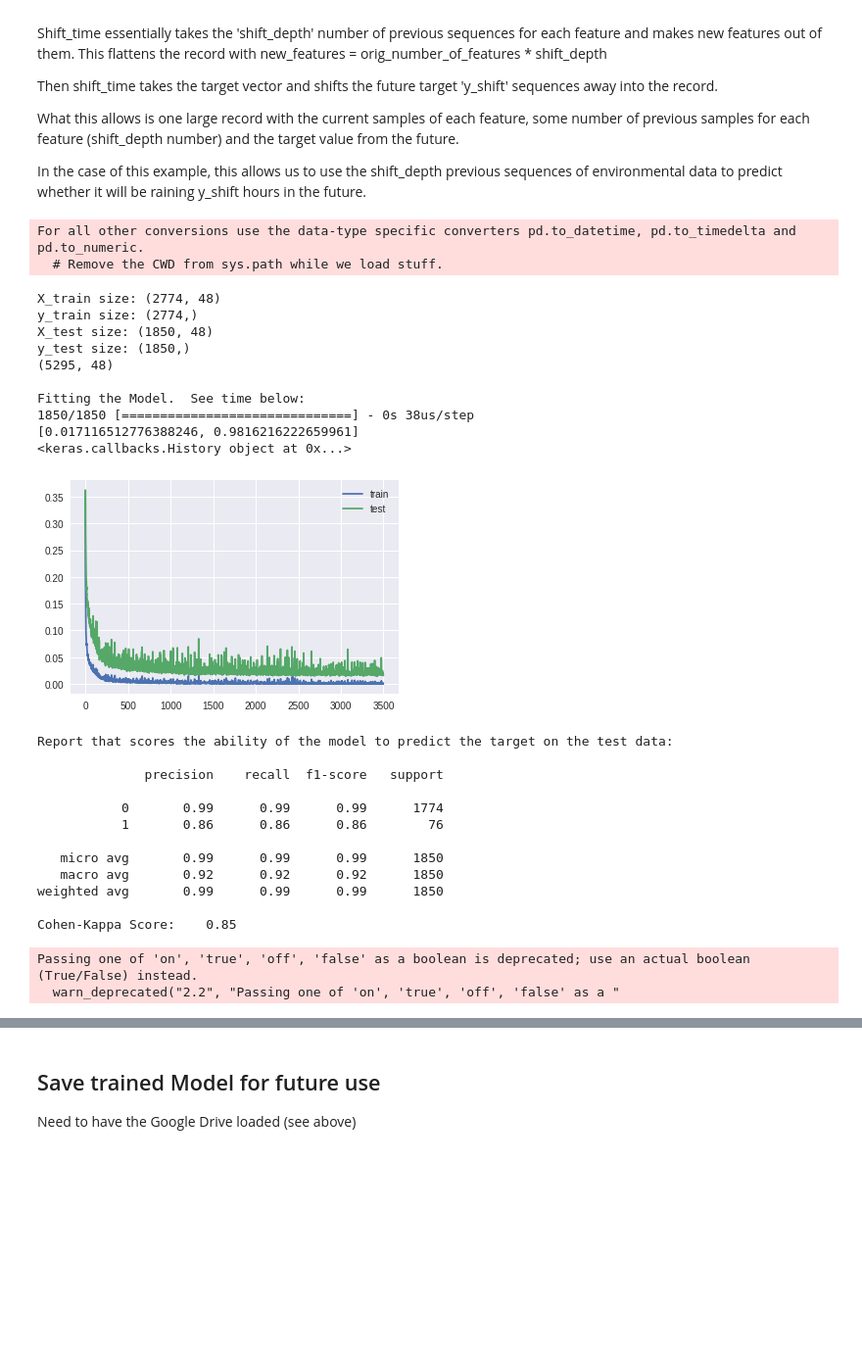
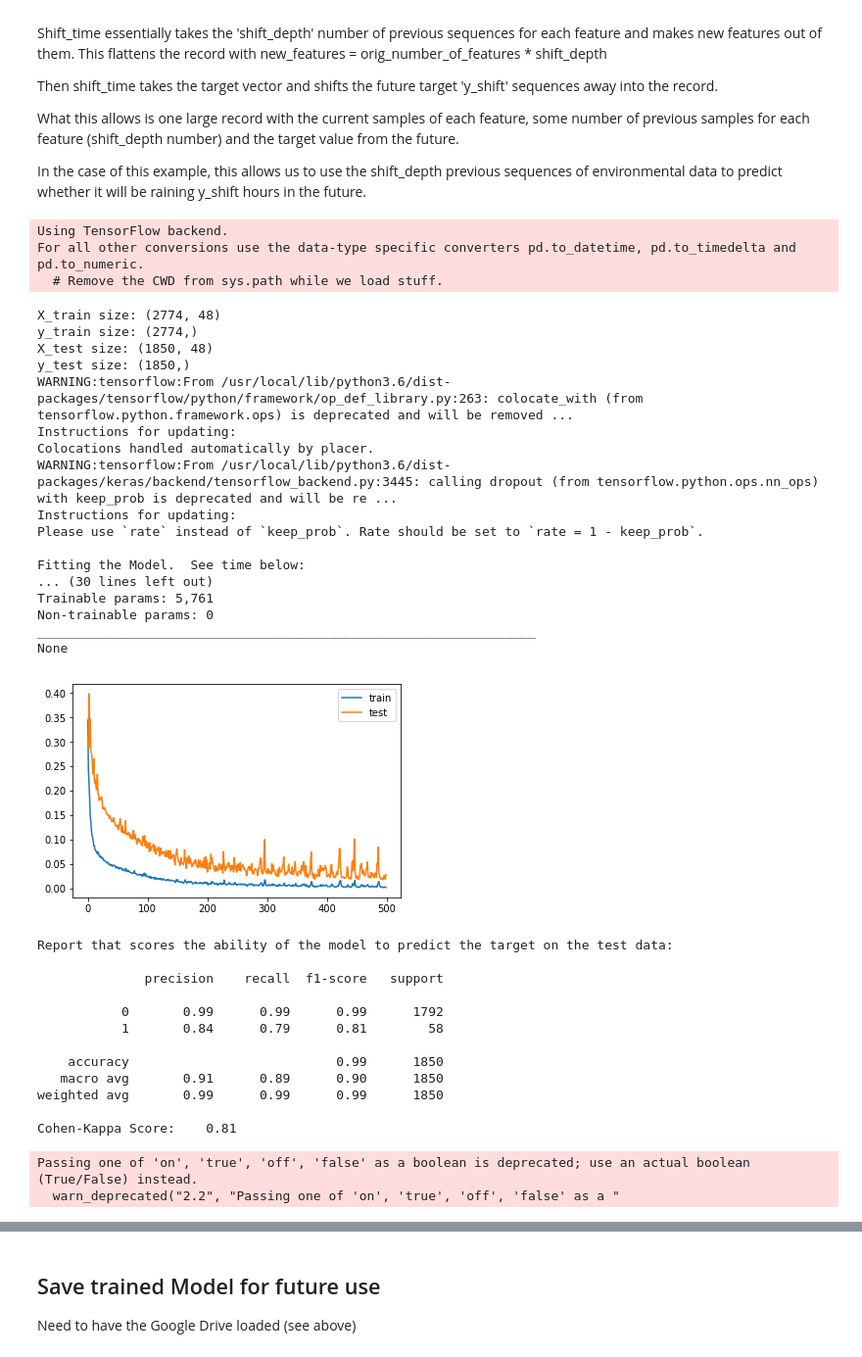
Before and after one commit to todnewman/coe_training, a Jupyter notebook: Basic_Temporal_Supervised_Machine_Learning_MLP.ipynb, the cells around one changed output, grey strips where cells are left out. Shown: that part at 98% size. Drawn from its saved outputs; the diff is of its cells as text; code cells hidden in the pictures; blank space fills up the shorter version.

```diff
--- a/Basic_Temporal_Supervised_Machine_Learning_MLP.ipynb
+++ b/Basic_Temporal_Supervised_Machine_Learning_MLP.ipynb
@@ -128,8 +134,0 @@ drwxr-xr-x 1 root root     4096 Feb 26 17:33 sample_data
-# %%
-target = 'Rain'
-#df = pd.read_csv('/content/drive/My Drive/data/lightning_sensor_data.csv')
-df = pd.read_csv('/content/lightning_sensor_data.csv', error_bad_lines=False)
-keys = df.keys()
-print (keys)
-print (df.info())
-rain = df['Rain']==1
@@ -280,15 +261,17 @@ from keras import optimizers
 from numpy import concatenate
 from math import sqrt
 from keras.callbacks import TensorBoard
+import pytools
 
 target = 'Rain'
-num_epochs = 3500
+num_epochs = 500
 batch_size = 64
-shift_depth = 8
+shift_depth = 8 # The number of previous observations to use as features
 learning_rate = .001
-y_shift = -12
+y_shift = -12  # Shift the target so we're predicting events in the future.  In this case, 12 hours.
 
 weights_file = 'rain_model_mlp'
+reuse_trained_model = False
 
 df = pd.read_csv('/content/lightning_sensor_data.csv', error_bad_lines=False)
 
@@ -354,6 +337,8 @@ values = dataset.values
 reframed = shift_time(values, y, shift_depth, y_shift)
 reframed['Rain'] = y
 
+reframed.to_csv("/content/reframed.csv")
+
 # split into train and test sets
 
 train_X, test_X, train_y, test_y = split_data(reframed, 0.40, False, target) # Predict_flag = False
@@ -361,6 +346,8 @@ train_X, test_X, train_y, test_y = split_data(reframed, 0.40, False, target) # P
 # design network
 
 model = nn_mlp(train_X.shape, learning_rate)
+if reuse_trained_model:
+    model.load_weights(weights_file)
 # fit network
 print()
 print("Fitting the Model.  See time below:")
@@ -379,7 +366,7 @@ if tensorboard:
     history = model.fit(train_X, train_y,
                               batch_size=batch_size,
                               epochs=num_epochs,
-                              verbose=False,
+                              verbose=1,
                               validation_data=(test_X, test_y),
                               callbacks=[tbCallBack],
                               shuffle = False)
@@ -395,6 +382,7 @@ else:
 score = model.evaluate(test_X, test_y, batch_size=batch_size)
 print(score)
 print(history)
+print(model.summary())
 
 model.save_weights(weights_file, overwrite=True)
 
@@ -409,49 +397,57 @@ df_out = pd.DataFrame()
 # make a prediction
 yhat = model.predict(test_X)
 df_out['yhat'] = pd.Series(yhat.flatten())
 df_out['y'] = test_y
 
 print("Report that scores the ability of the model to predict the target on the test data:\n")
 
 yhat_int = df_out['yhat'].astype(int)
 print(metrics.classification_report(test_y, yhat_int))
 
 # The Kappa statistic (or value) is a metric that compares an Observed Accuracy with an
 # Expected Accuracy (random chance).  The kappa statistic can range between -1 and 1.
 # The maximum value means complete agreement; zero or lower means chance agreement.
 
 ck_score = cohen_kappa_score(test_y, yhat_int)
 print("Cohen-Kappa Score: %7.2f" % ck_score)
 
 # Confusion Matrix
 
 class_names = [ 'Not Rain', 'Rain']
 pytools.call_confusion_matrix(test_y,yhat_int, class_names, 'rain_confusion_matrix.png', 5)
 # %% [output]
+Using TensorFlow backend.
 For all other conversions use the data-type specific converters pd.to_datetime, pd.to_timedelta and pd.to_numeric.
   # Remove the CWD from sys.path while we load stuff.
 X_train size: (2774, 48)
 y_train size: (2774,)
 X_test size: (1850, 48)
 y_test size: (1850,)
-(5295, 48)
+WARNING:tensorflow:From /usr/local/lib/python3.6/dist-packages/tensorflow/python/framework/op_def_library.py:263: colocate_with (from tensorflow.python.framework.ops) is deprecated and will be removed ...
+Instructions for updating:
+Colocations handled automatically by placer.
+WARNING:tensorflow:From /usr/local/lib/python3.6/dist-packages/keras/backend/tensorflow_backend.py:3445: calling dropout (from tensorflow.python.ops.nn_ops) with keep_prob is deprecated and will be re ...
+Instructions for updating:
+Please use `rate` instead of `keep_prob`. Rate should be set to `rate = 1 - keep_prob`.
 
 Fitting the Model.  See time below:
-1850/1850 [==============================] - 0s 38us/step
-[0.017116512776388246, 0.9816216222659961]
-<keras.callbacks.History object at 0x...>
+... (30 lines left out)
+Trainable params: 5,761
+Non-trainable params: 0
+_________________________________________________________________
+None
-[figure, old version]
+[figure, new version]
 Report that scores the ability of the model to predict the target on the test data:
 
               precision    recall  f1-score   support
 
-           0       0.99      0.99      0.99      1774
-           1       0.86      0.86      0.86        76
+           0       0.99      0.99      0.99      1792
+           1       0.84      0.79      0.81        58
 
-   micro avg       0.99      0.99      0.99      1850
-   macro avg       0.92      0.92      0.92      1850
+    accuracy                           0.99      1850
+   macro avg       0.91      0.89      0.90      1850
 weighted avg       0.99      0.99      0.99      1850
 
-Cohen-Kappa Score:    0.85
+Cohen-Kappa Score:    0.81
 Passing one of 'on', 'true', 'off', 'false' as a boolean is deprecated; use an actual boolean (True/False) instead.
   warn_deprecated("2.2", "Passing one of 'on', 'true', 'off', 'false' as a "
```
Also changed, not shown: parts of 16 cells of this notebook.
